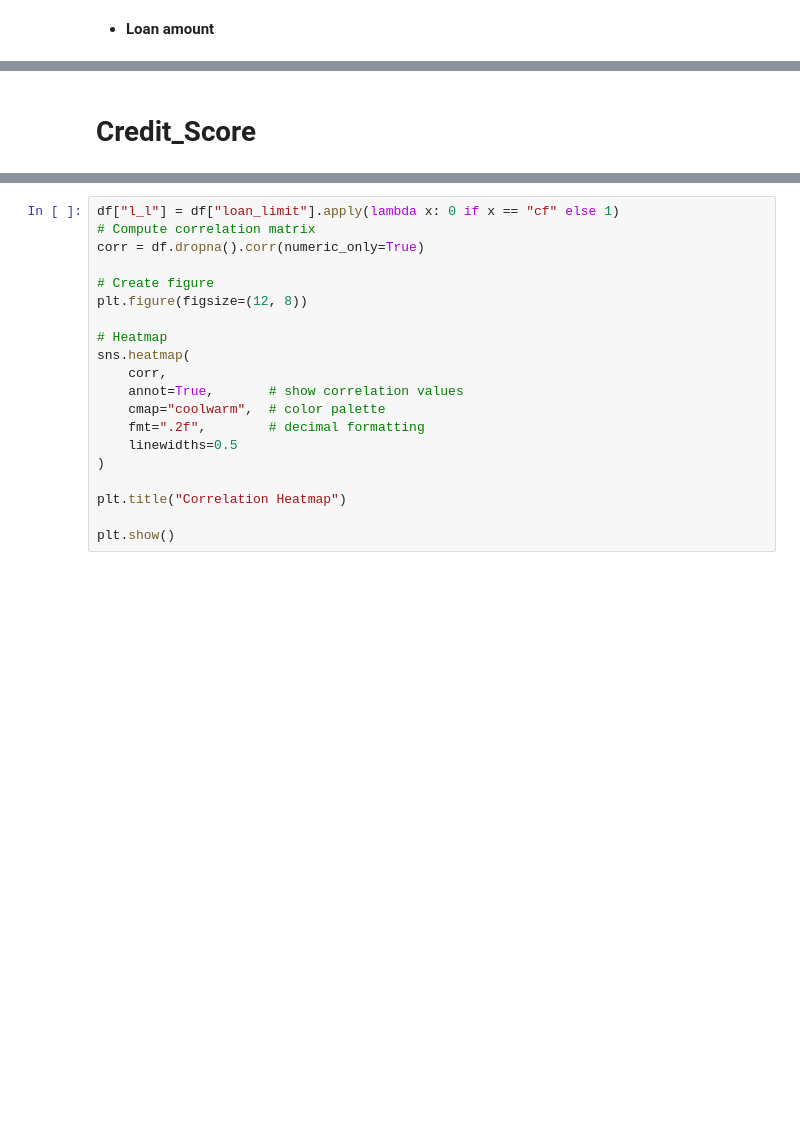
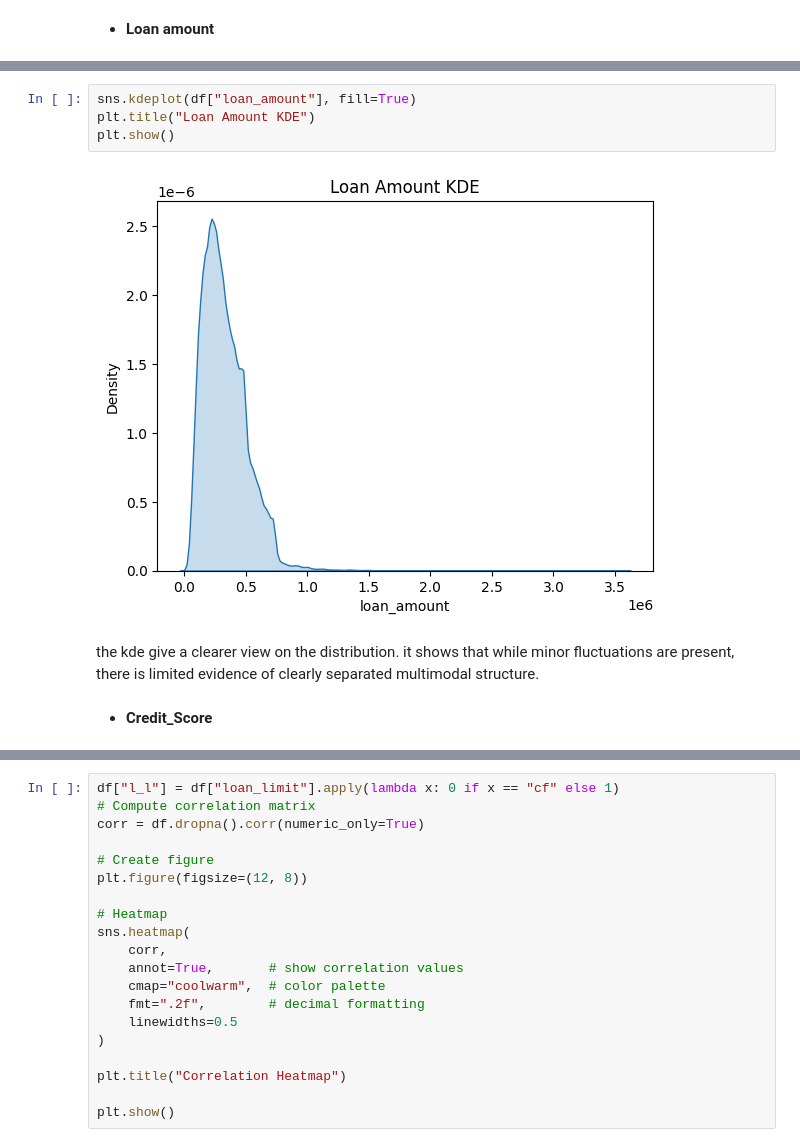
Before and after one commit to juniorskg/loan_default_prediction, a Jupyter notebook: notebooks/EDA.ipynb, the cells around one changed output, grey strips where cells are left out. Drawn from its saved outputs; the diff is of its cells as text; blank space fills up the shorter version.

```diff
--- a/notebooks/EDA.ipynb
+++ b/notebooks/EDA.ipynb
@@ -262,5 +285,13 @@ Name: income, dtype: float64
+# %%
+sns.kdeplot(df["loan_amount"], fill=True)
+plt.title("Loan Amount KDE")
+plt.show()
+# %% [output]
+[figure, added]
+# %% [markdown]
+the kde give a clearer view on the distribution. it shows that  while minor fluctuations are present, there is limited evidence of clearly separated multimodal structure.
 # %% [markdown]
-# Credit_Score
+* **Credit_Score**
 # %%
 num_eda(df,"Credit_Score")
 # %% [output]
```
Also changed, not shown: parts of 54 cells of this notebook.
